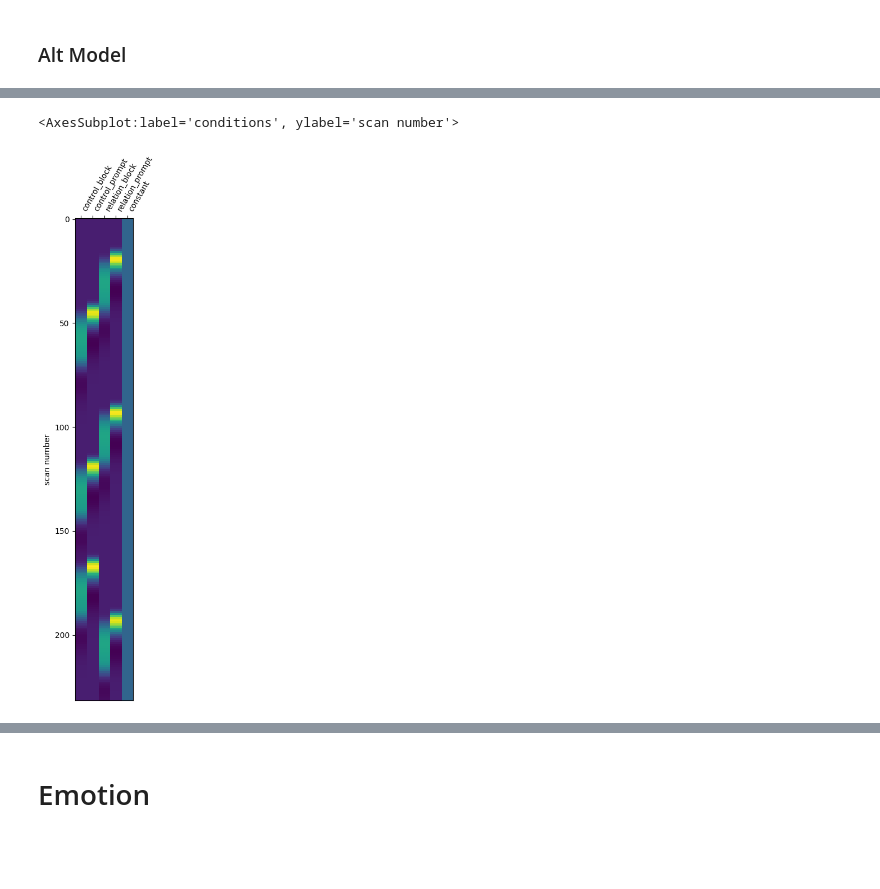
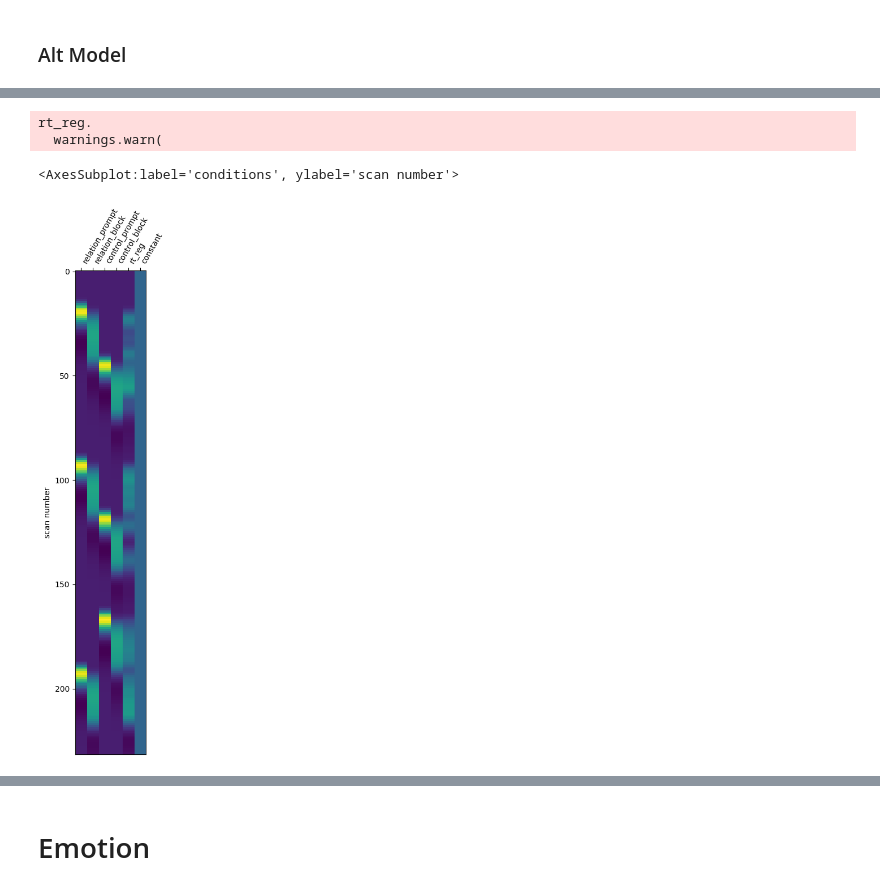
Before and after one commit to demidenm/hcpya_preprocess, a Jupyter notebook: scripts/taskbold/pilot_bold-models.ipynb, the cells around one changed output, grey strips where cells are left out. Drawn from its saved outputs; the diff is of its cells as text; code cells hidden in the pictures; blank space fills up the shorter version.

```diff
--- a/scripts/taskbold/pilot_bold-models.ipynb
+++ b/scripts/taskbold/pilot_bold-models.ipynb
@@ -487,7 +589,17 @@ plot_design_matrix(designmat_hcp)
 # %%
+eventdf2 = event_df.copy()
+
+# create rt column and add back to event df
+rt_reg_rows = eventdf2[(eventdf2['trial_type'].isin(['relation_stim', 'control_stim']))].copy()
+rt_reg_rows['trial_type'] = 'rt_reg'
+rt_reg_rows['duration'] = rt_reg_rows['response_time'] / 1000
+rt_reg_rows = rt_reg_rows[['trial_type', 'onset', 'duration']]
+eventdf2 = pd.concat([eventdf2, rt_reg_rows], ignore_index=True)
+
 include_trialtypes = ['relation_prompt', 'relation_block',
-                      'control_prompt', 'control_block']
-eventdf_cpy = event_df[event_df['trial_type'].isin(include_trialtypes)].copy()
+                      'control_prompt', 'control_block',
+                     'rt_reg']
+eventdf_cpy = eventdf2[eventdf2['trial_type'].isin(include_trialtypes)].copy()
 # %%
 designevents_alt = pd.DataFrame({'trial_type': eventdf_cpy['trial_type'], 'onset': eventdf_cpy['onset'], 'duration': eventdf_cpy['duration']})
 
@@ -500,11 +612,19 @@ designmat_alt = make_first_level_design_matrix(
         drift_model=None,
         #add_regs=conf_df.filter(regex="^(cosine|trans|rot)").fillna(0) # first volumes have nans, so need to make them zero to avoid error
         )
+# %% [output]
+rt_reg.
+  warnings.warn(
 # %%
+desired_order = ['relation_prompt', 'relation_block',
+                 'control_prompt', 'control_block',
+                 'rt_reg', 'constant']
+
+designmat_alt = designmat_alt.reindex(columns=desired_order)
 plot_design_matrix(designmat_alt)
 # %% [output]
 <AxesSubplot:label='conditions', ylabel='scan number'>
-[figure, old version]
+[figure, new version]
 # %%
 vif_alt = compute_vifs(designmat_alt)
 vif_alt["Source"] = "VIF_Alt"
```
Also changed, not shown: parts of 30 cells of this notebook.
